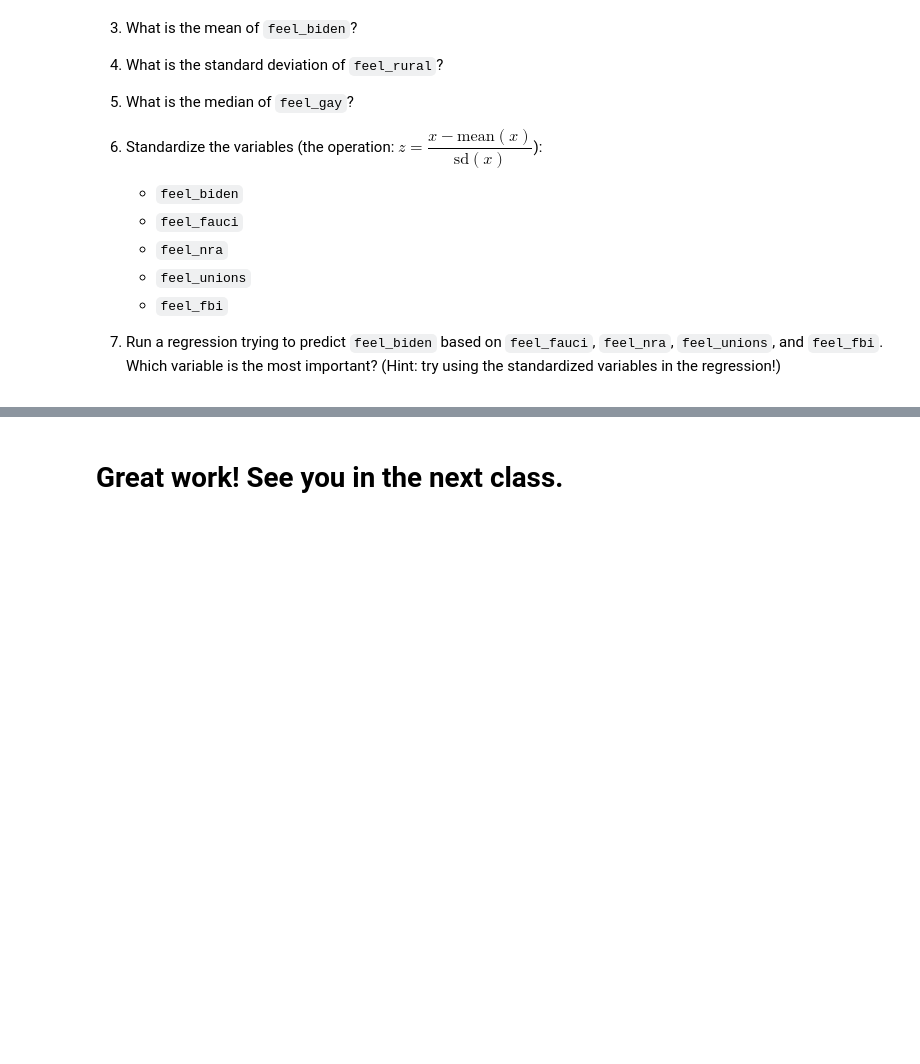
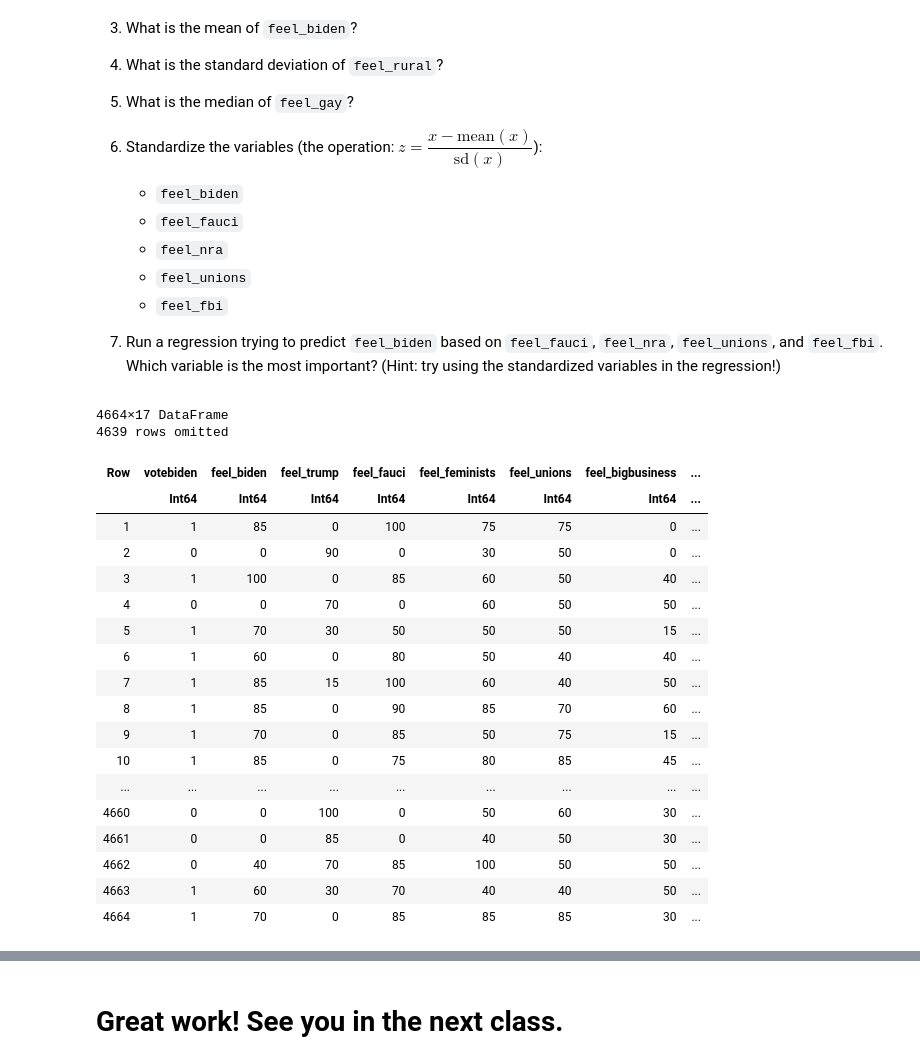
Before and after one commit to umbertomig/CSSSummerBootcamp2023, a Jupyter notebook: Week07/W07-L05b.ipynb, the cells around one changed output, grey strips where cells are left out. Cells and saved outputs as stored; diff of their text form; code cells hidden in the pictures; blank space fills up the shorter version.

```diff
--- a/Week07/W07-L05b.ipynb
+++ b/Week07/W07-L05b.ipynb
@@ -698,3 +1052,25 @@ Exercise:
 1. Run a regression trying to predict `feel_biden` based on `feel_fauci`, `feel_nra`, `feel_unions`, and `feel_fbi`. Which variable is the most important? (Hint: try using the standardized variables in the regression!)
 # %%
 ## Your answers here
+⚅ = CSV.read(download("https://raw.githubusercontent.com/umbertomig/POLI175public/main/data/anes2020.csv"), DataFrame)
+# %% [output]
+4664×17 DataFrame
+4639 rows omitted
+| Row | votebiden | feel_biden | feel_trump | feel_fauci | feel_feminists | feel_unions | feel_bigbusiness | ... |
+|  | Int64 | Int64 | Int64 | Int64 | Int64 | Int64 | Int64 | ... |
+| 1 | 1 | 85 | 0 | 100 | 75 | 75 | 0 | ... |
+| 2 | 0 | 0 | 90 | 0 | 30 | 50 | 0 | ... |
+| 3 | 1 | 100 | 0 | 85 | 60 | 50 | 40 | ... |
+| 4 | 0 | 0 | 70 | 0 | 60 | 50 | 50 | ... |
+| 5 | 1 | 70 | 30 | 50 | 50 | 50 | 15 | ... |
+| 6 | 1 | 60 | 0 | 80 | 50 | 40 | 40 | ... |
+| 7 | 1 | 85 | 15 | 100 | 60 | 40 | 50 | ... |
+| 8 | 1 | 85 | 0 | 90 | 85 | 70 | 60 | ... |
+| 9 | 1 | 70 | 0 | 85 | 50 | 75 | 15 | ... |
+| 10 | 1 | 85 | 0 | 75 | 80 | 85 | 45 | ... |
+| ... | ... | ... | ... | ... | ... | ... | ... | ... |
+| 4660 | 0 | 0 | 100 | 0 | 50 | 60 | 30 | ... |
+| 4661 | 0 | 0 | 85 | 0 | 40 | 50 | 30 | ... |
+| 4662 | 0 | 40 | 70 | 85 | 100 | 50 | 50 | ... |
+| 4663 | 1 | 60 | 30 | 70 | 40 | 40 | 50 | ... |
+| 4664 | 1 | 70 | 0 | 85 | 85 | 85 | 30 | ... |
```
Also changed, not shown: parts of 115 cells of this notebook, 1 other file.
